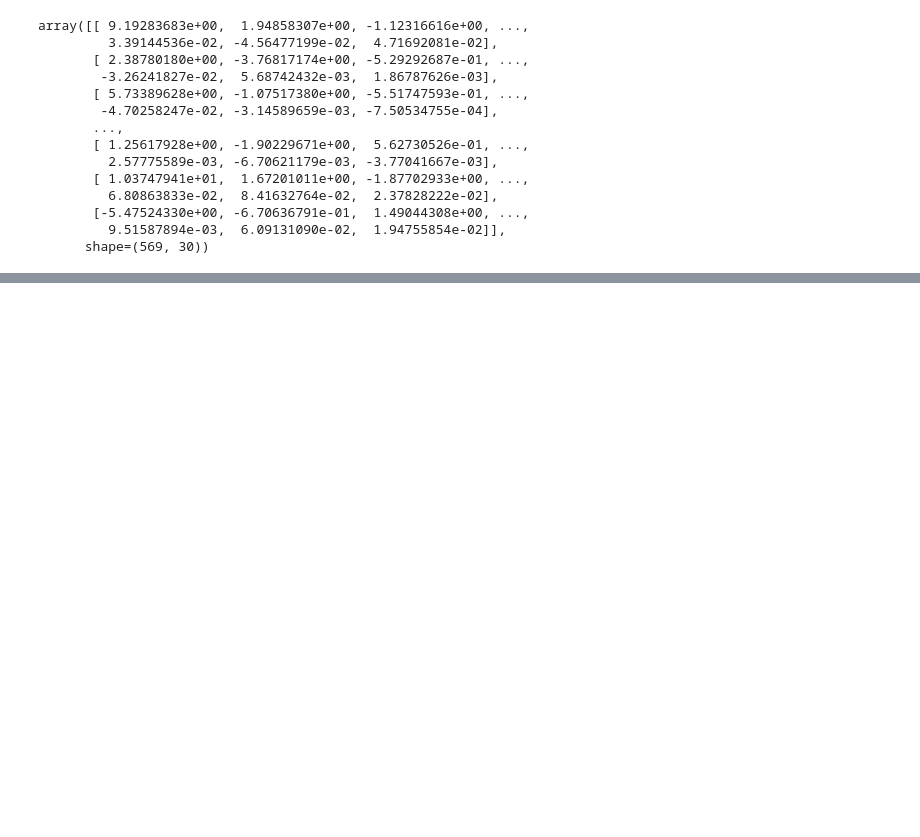
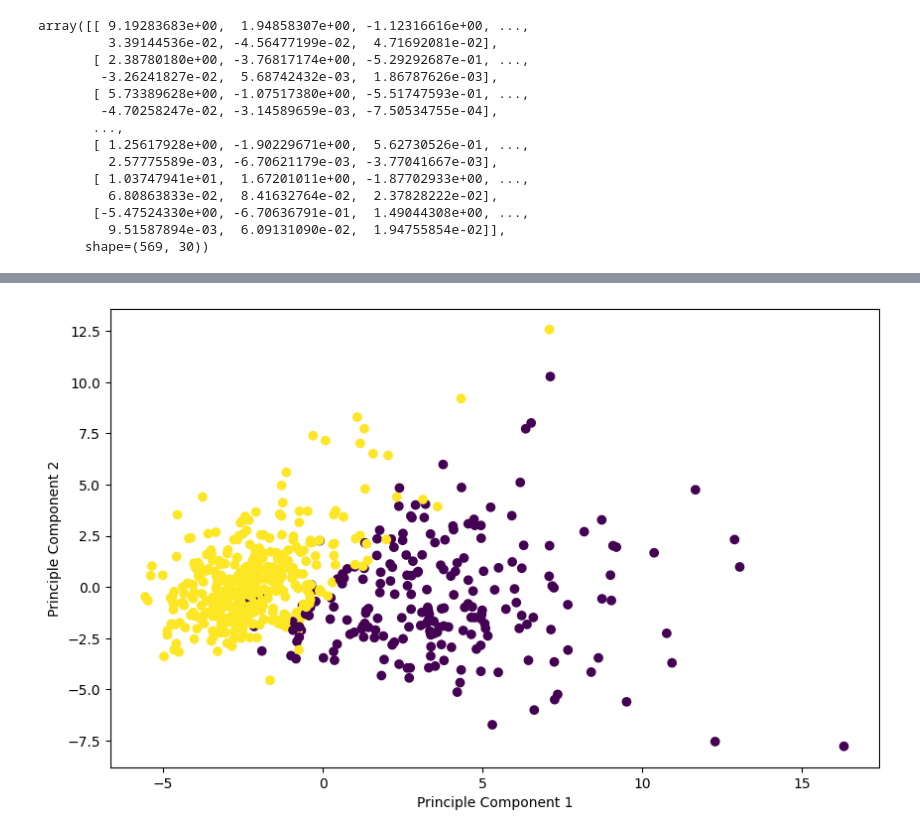
Before and after one commit to NarnindiMounica/Machine_Learning_Works, a Jupyter notebook: PCA/implementation.ipynb, the cells around one changed output, grey strips where cells are left out. Saved outputs shown, nothing was run; the diff lists cells and outputs as text; code cells hidden in the pictures; blank space fills up the shorter version.

Commit message:
PCA implementation using breast_cancer dataset-visualization

```diff
--- a/PCA/implementation.ipynb
+++ b/PCA/implementation.ipynb
@@ -103,0 +115,11 @@ array([[ 9.19283683e+00,  1.94858307e+00, -1.12316616e+00, ...,
+# %%
+#visualization
+vector1 = pca_obj2.fit_transform(scaled_df)[:, 0]
+vector2 = pca_obj2.fit_transform(scaled_df)[:, 1]
+plt.figure(figsize=(10,6))
+plt.scatter(vector1, vector2, c=cancer_dataset['target'])
+plt.xlabel("Principle Component 1")
+plt.ylabel("Principle Component 2")
+plt.show()
+# %% [output]
+[figure, added]
```
Also changed, not shown: parts of 1 cell of this notebook.
